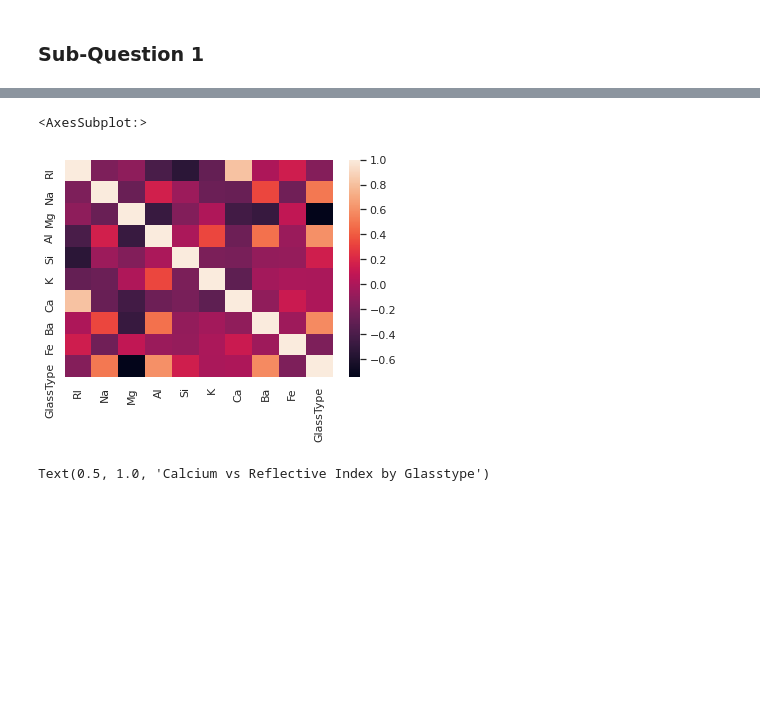
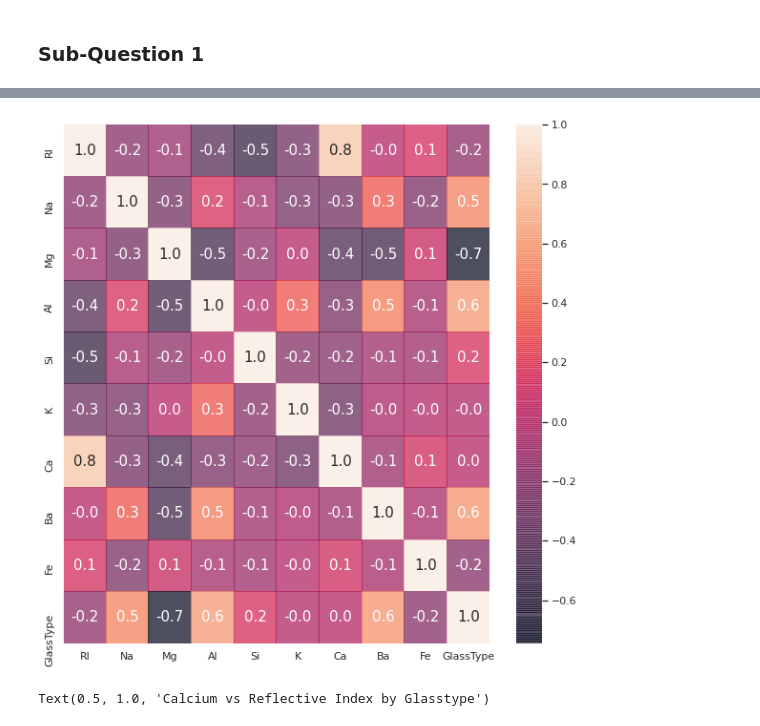
Before and after one commit to BongumusaSizwe/DVE, a Jupyter notebook: Assignment 1/Glass.ipynb, the cells around one changed output, grey strips where cells are left out. Saved outputs shown, nothing was run; the diff lists cells and outputs as text; code cells hidden in the pictures; blank space fills up the shorter version.

```diff
--- a/Assignment 1/Glass.ipynb
+++ b/Assignment 1/Glass.ipynb
@@ -52,11 +52,13 @@ sns.pairplot(df[cols], hue='GlassType')
 # %%
 ##There is an observable difference in the glasses when it comes to Mg
 ##Observed positive correlation between reflective index and Ca
-# %%
-sns.heatmap(df[cols].corr())
-# %% [output]
-<AxesSubplot:>
-[figure, removed]
+# %%
+corr = df[cols].corr()
+plt.figure(figsize=(10, 10))
+sns.heatmap(corr, cbar=True, annot=True, fmt='.1f', annot_kws={'size': 15}, alpha=0.7)
+plt.show()
+# %% [output]
+[figure, added]
 # %%
 sns.scatterplot(x=df.RI, y=df.Ca, hue=df.GlassType).set_title('Calcium vs Reflective Index by Glasstype') #viewing the most correlated pair
 # %% [output]
```
Also changed, not shown: parts of 6 cells of this notebook.
